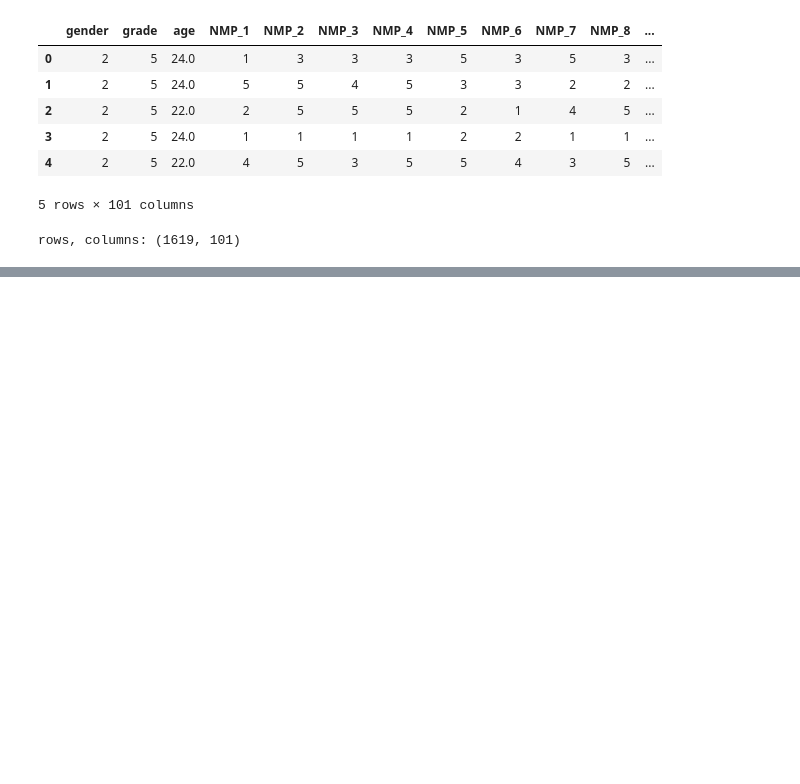
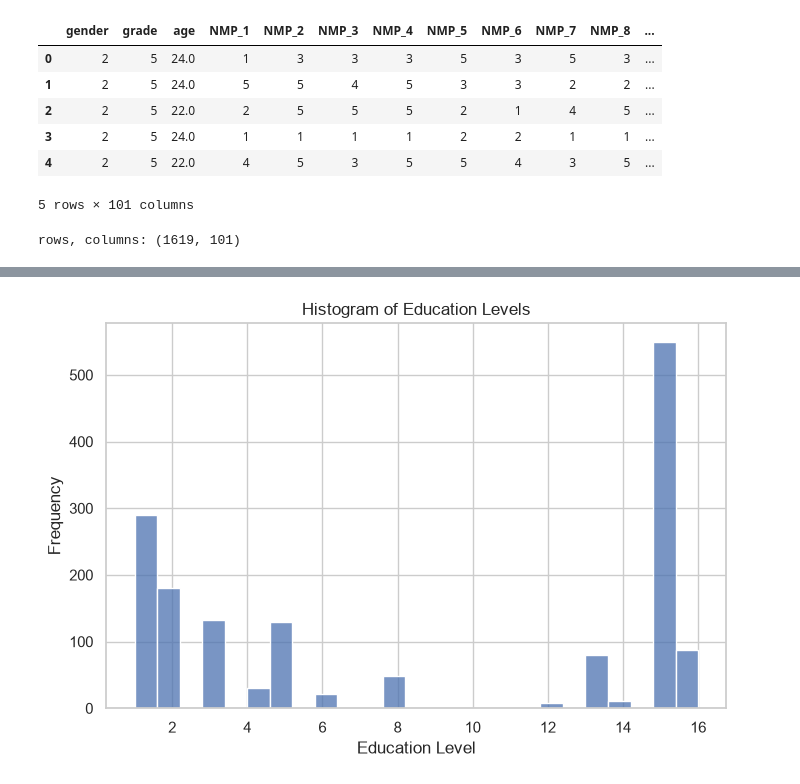
Before and after one commit to oluwapelumiolaniyan2-cmd/ProjectTemplate, a Jupyter notebook: notebooks/1_No.ipynb, the cells around one changed output, grey strips where cells are left out. Cells and saved outputs as stored; diff of their text form; code cells hidden in the pictures; blank space fills up the shorter version.

```diff
--- a/notebooks/1_No.ipynb
+++ b/notebooks/1_No.ipynb
@@ -41,0 +174,23 @@ rows, columns: (1619, 101)
+# %%
+# NMP-C
+df['NMP_information'] = df[['NMP_1','NMP_2','NMP_3','NMP_4']].mean(axis=1)
+df['NMP_convenience'] = df[['NMP_5','NMP_6','NMP_7','NMP_8']].mean(axis=1)
+df['NMP_contact'] = df[['NMP_9','NMP_10','NMP_11','NMP_12']].mean(axis=1)
+df['NMP_internet'] = df[['NMP_13','NMP_14','NMP_15','NMP_16']].mean(axis=1)
+
+# SAPS
+df['SAPS_adaptive'] = df[['SAPS_8']].mean(axis=1)
+df['SAPS_virtual'] = df[['SAPS_1','SAPS_3']].mean(axis=1)
+df['SAPS_withdrawal'] = df[['SAPS_2','SAPS_4','SAPS_6','SAPS_9']].mean(axis=1)
+df['SAPS_tolerance'] = df[['SAPS_5','SAPS_7','SAPS_10']].mean(axis=1)
+
+# SPAI
+df['SPAI_compulsive'] = df[['SPAI_3','SPAI_4','SPAI_5','SPAI_8',
+                            'SPAI_9','SPAI_10','SPAI_15','SPAI_17']].mean(axis=1)
+
+df['SPAI_impairment'] = df[['SPAI_6','SPAI_10','SPAI_11','SPAI_12',
+                            'SPAI_14','SPAI_18','SPAI_19']].mean(axis=1)
+
+df['SPAI_withdrawal'] = df[['SPAI_2','SPAI_13','SPAI_16','SPAI_20']].mean(axis=1)
+
+df['SPAI_tolerance'] = df[['SPAI_1','SPAI_7']].mean(axis=1)
@@ -41,0 +235,12 @@ rows, columns: (1619, 101)
+# %%
+fig, axes = plt.subplots(1, 1, figsize=(8, 5))
+
+sns.histplot(data=df, x="grade", bins=25, ax=axes)
+
+axes.set_title("Histogram of Education Levels")
+axes.set_xlabel("Education Level")
+axes.set_ylabel("Frequency")
+
+plt.show()
+# %% [output]
+[figure, added]
```
Also changed, not shown: parts of 55 cells of this notebook.
